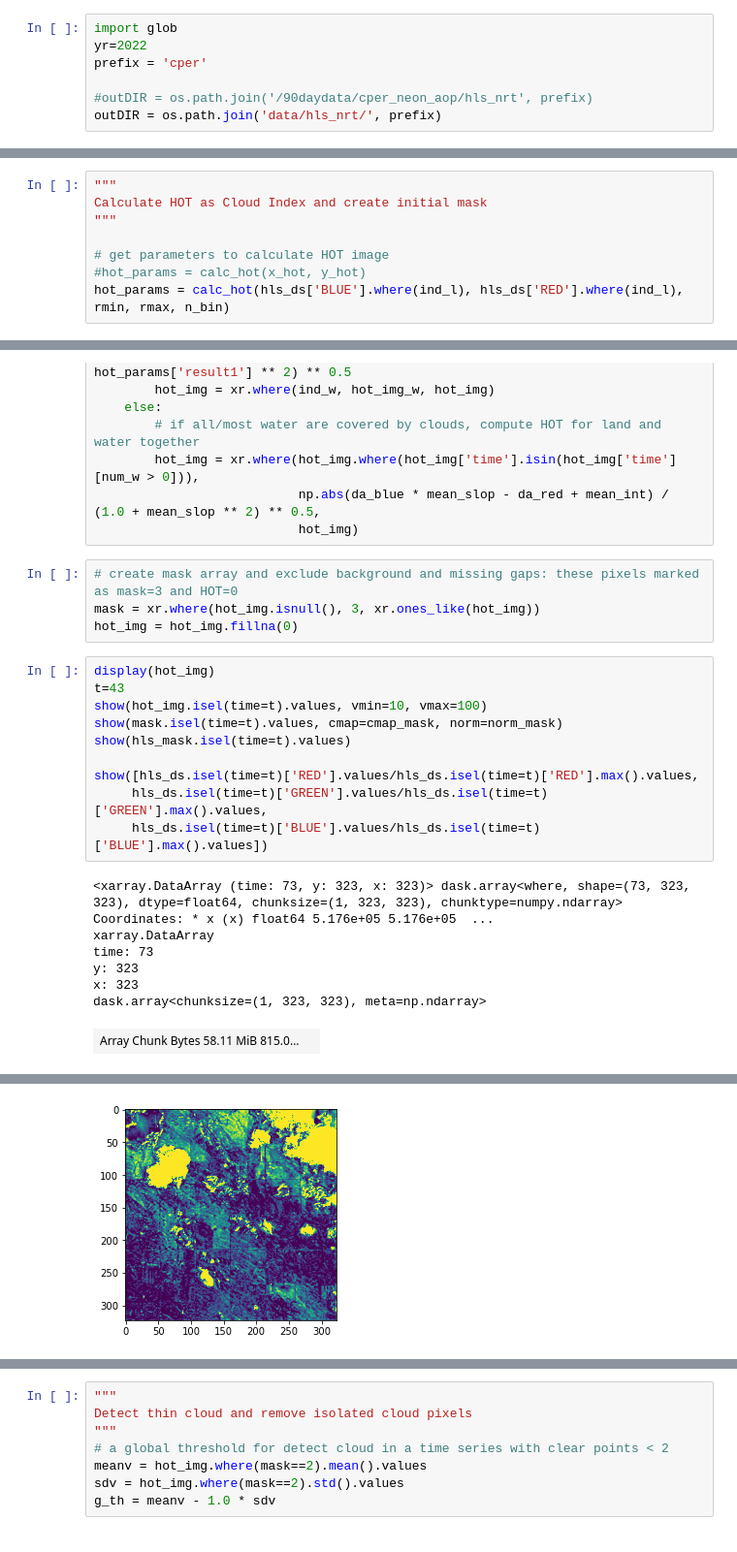
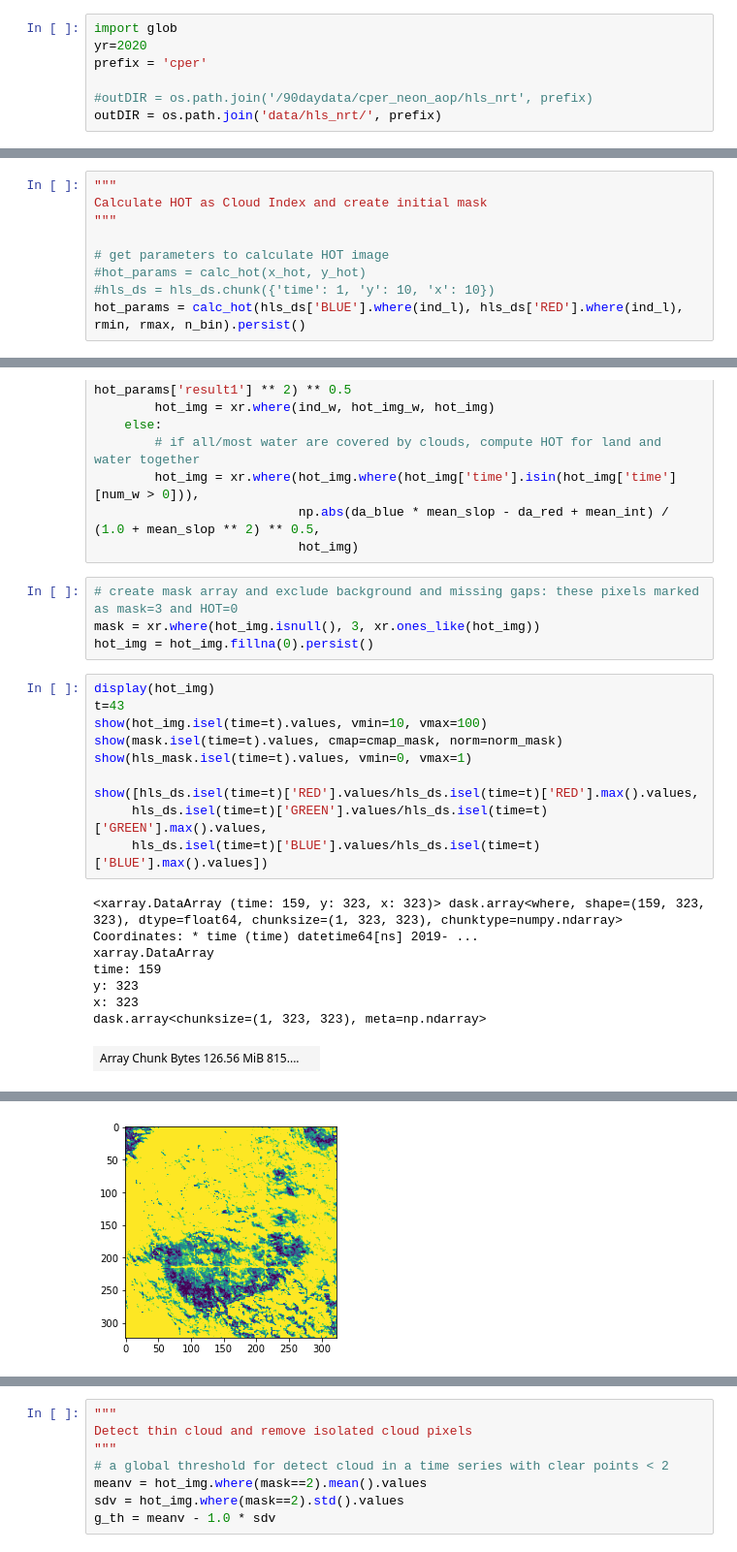
Before and after one commit to kearney-sp/hls_nrt, a Jupyter notebook: ATSA_in_prog.ipynb, the cells around one changed output, grey strips where cells are left out. Shown: that part at 97% size. Drawn from its saved outputs; the diff is of its cells as text.

```diff
--- a/ATSA_in_prog.ipynb
+++ b/ATSA_in_prog.ipynb
@@ -35,7 +35,7 @@ boundaries = [0, 0.5, 1.5, 2.5, 3.5]
 norm_mask = colors.BoundaryNorm(boundaries, cmap_mask.N, clip=True)
 # %%
 import glob
-yr=2022
+yr=2020
 prefix = 'cper'
 
 #outDIR = os.path.join('/90daydata/cper_neon_aop/hls_nrt', prefix)
@@ -253,7 +260,8 @@ Calculate HOT as Cloud Index and create initial mask
 
 # get parameters to calculate HOT image
 #hot_params = calc_hot(x_hot, y_hot)
-hot_params = calc_hot(hls_ds['BLUE'].where(ind_l), hls_ds['RED'].where(ind_l), rmin, rmax, n_bin)
+#hls_ds = hls_ds.chunk({'time': 1, 'y': 10, 'x': 10})
+hot_params = calc_hot(hls_ds['BLUE'].where(ind_l), hls_ds['RED'].where(ind_l), rmin, rmax, n_bin).persist()
 # %%
 # calculate HOT image from parameters
 hot_img = abs(hls_ds['BLUE'] * hot_params['result1'] -
@@ -304,23 +312,23 @@ if (num_valid > 0).any():
 # %%
 # create mask array and exclude background and missing gaps: these pixels marked as mask=3 and HOT=0
 mask = xr.where(hot_img.isnull(), 3, xr.ones_like(hot_img))
-hot_img = hot_img.fillna(0)
+hot_img = hot_img.fillna(0).persist()
 # %%
 display(hot_img)
 t=43
 show(hot_img.isel(time=t).values, vmin=10, vmax=100)
 show(mask.isel(time=t).values, cmap=cmap_mask, norm=norm_mask)
-show(hls_mask.isel(time=t).values)
+show(hls_mask.isel(time=t).values, vmin=0, vmax=1)
 
 show([hls_ds.isel(time=t)['RED'].values/hls_ds.isel(time=t)['RED'].max().values,
      hls_ds.isel(time=t)['GREEN'].values/hls_ds.isel(time=t)['GREEN'].max().values,
      hls_ds.isel(time=t)['BLUE'].values/hls_ds.isel(time=t)['BLUE'].max().values])
 # %% [output]
-<xarray.DataArray (time: 73, y: 323, x: 323)> dask.array<where, shape=(73, 323, 323), dtype=float64, chunksize=(1, 323, 323), chunktype=numpy.ndarray> Coordinates: * x (x) float64 5.176e+05 5.176e+05  ...
+<xarray.DataArray (time: 159, y: 323, x: 323)> dask.array<where, shape=(159, 323, 323), dtype=float64, chunksize=(1, 323, 323), chunktype=numpy.ndarray> Coordinates: * time (time) datetime64[ns] 2019- ...
 xarray.DataArray
-time: 73
+time: 159
 y: 323
 x: 323
 dask.array<chunksize=(1, 323, 323), meta=np.ndarray>
-| Array Chunk Bytes 58.11 MiB 815.0... |  |
+| Array Chunk Bytes 126.56 MiB 815.... |  |
 Coordinates: (3)
@@ -342,3 +350,3 @@ array(['2021-11-03T00:00:00.000000000', '2021-11-04T00:00:00.000000000', '2021-1
 Attributes: (0)
-[figure, old version]
+[figure, new version]
 [figure]
```
Also changed, not shown: parts of 27 cells of this notebook, 4 other files.
